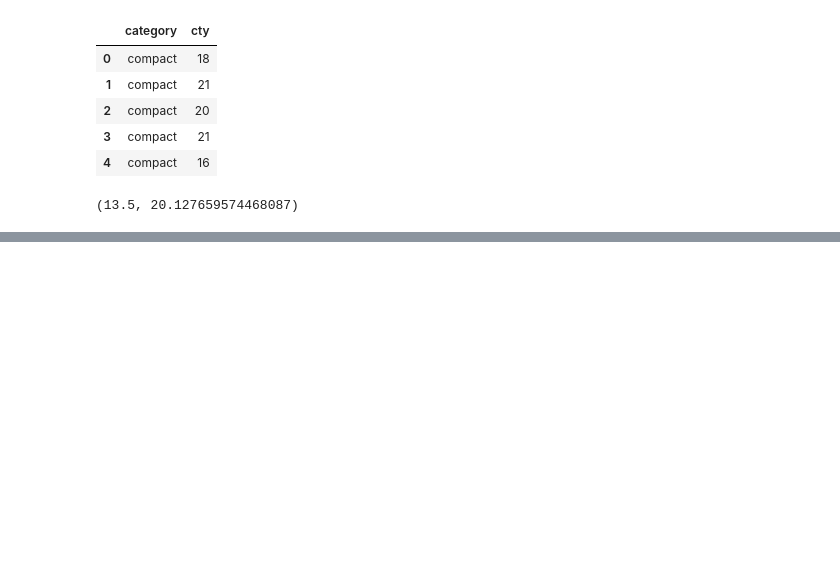
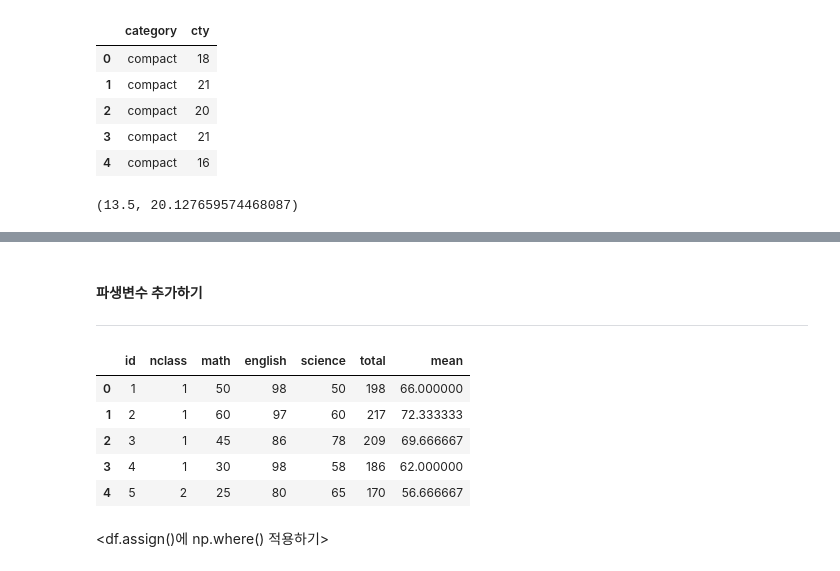
Before and after one commit to Devheun/Data-Analysis, a Jupyter notebook: Data_Processing(Lec6).ipynb, the cells around one changed output, grey strips where cells are left out. Saved outputs shown, nothing was run; the diff lists cells and outputs as text; code cells hidden in the pictures; blank space fills up the shorter version.

```diff
--- a/Data_Processing(Lec6).ipynb
+++ b/Data_Processing(Lec6).ipynb
@@ -186,0 +244,16 @@ mpg_catecty.query('category=="suv"')['cty'].mean(), mpg_catecty.query('category=
+# %% [markdown]
+<h4>파생변수 추가하기</h4>
+
+---
+# %%
+exam.assign(total=exam['math']+exam['english']+exam['science'],
+            mean=(exam['math']+exam['english']+exam['science'])/3).head() # df.assign()을 이용해 파생변수 추가 (새로 만들 변수명에는 따옴표 X)
+# %% [output]
+|  | id | nclass | math | english | science | total | mean |
+| 0 | 1 | 1 | 50 | 98 | 50 | 198 | 66.000000 |
+| 1 | 2 | 1 | 60 | 97 | 60 | 217 | 72.333333 |
+| 2 | 3 | 1 | 45 | 86 | 78 | 209 | 69.666667 |
+| 3 | 4 | 1 | 30 | 98 | 58 | 186 | 62.000000 |
+| 4 | 5 | 2 | 25 | 80 | 65 | 170 | 56.666667 |
+# %% [markdown]
+<df.assign()에 np.where() 적용하기>
```
Also changed, not shown: parts of 17 cells of this notebook.
